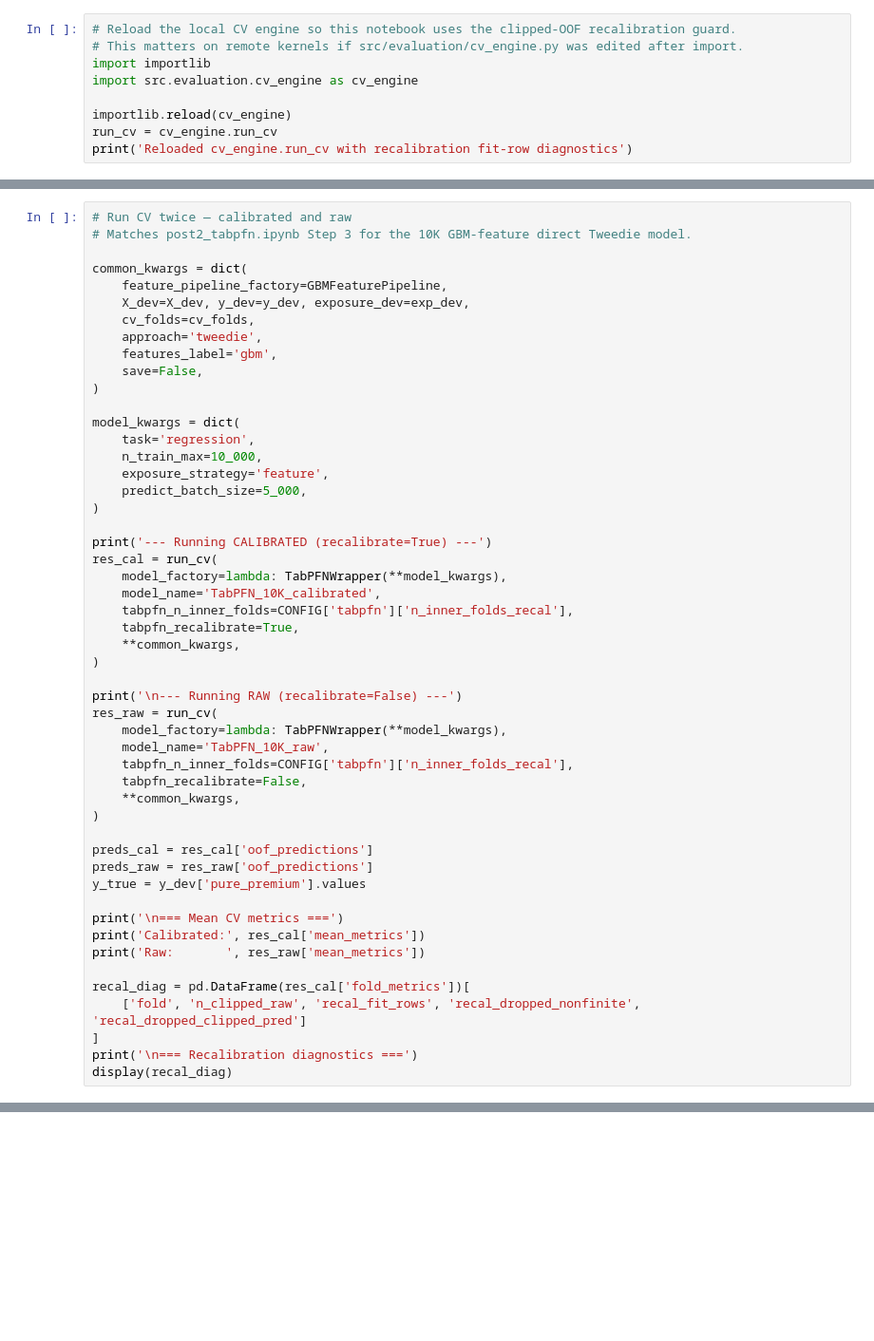
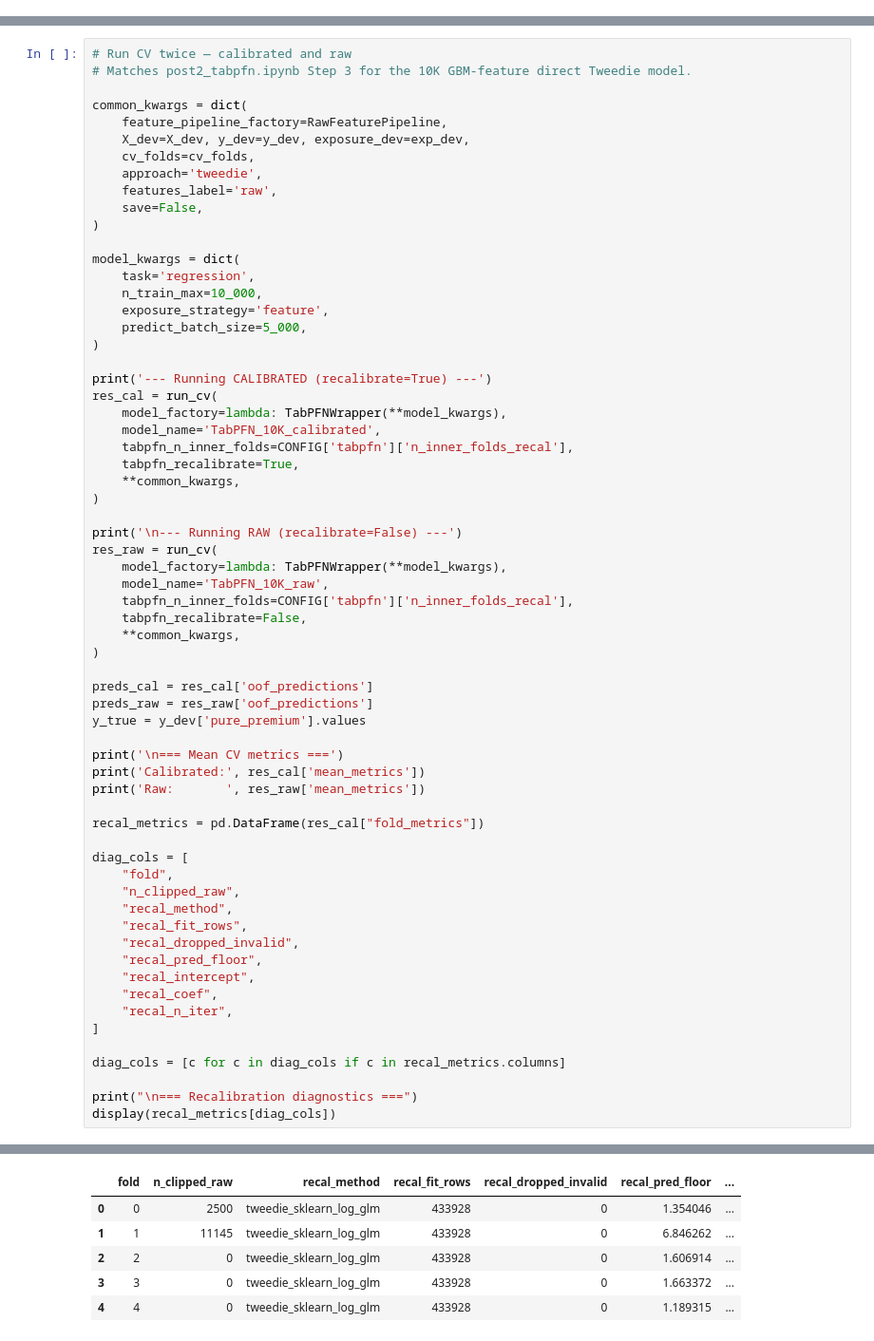
Before and after one commit to oruppelt/TFM_real_benchmark, a Jupyter notebook: notebooks/recalibration_analysis.ipynb, the cells around one changed output, grey strips where cells are left out. Shown at 95% size. Saved outputs shown, nothing was run; the diff lists cells and outputs as text; blank space fills up the shorter version.

```diff
--- a/notebooks/recalibration_analysis.ipynb
+++ b/notebooks/recalibration_analysis.ipynb
@@ -54,9 +63,0 @@ print(f'CV folds loaded from disk — same as post2_tabpfn.ipynb')
-# %%
-# Reload the local CV engine so this notebook uses the clipped-OOF recalibration guard.
-# This matters on remote kernels if src/evaluation/cv_engine.py was edited after import.
-import importlib
-import src.evaluation.cv_engine as cv_engine
-
-importlib.reload(cv_engine)
-run_cv = cv_engine.run_cv
-print('Reloaded cv_engine.run_cv with recalibration fit-row diagnostics')
@@ -65,11 +194,11 @@ print('Reloaded cv_engine.run_cv with recalibration fit-row diagnostics')
 # Matches post2_tabpfn.ipynb Step 3 for the 10K GBM-feature direct Tweedie model.
 
 common_kwargs = dict(
-    feature_pipeline_factory=GBMFeaturePipeline,
+    feature_pipeline_factory=RawFeaturePipeline,
     X_dev=X_dev, y_dev=y_dev, exposure_dev=exp_dev,
     cv_folds=cv_folds,
     approach='tweedie',
-    features_label='gbm',
+    features_label='raw',
     save=False,
 )
 
@@ -106,8 +235,22 @@ print('\n=== Mean CV metrics ===')
 print('Calibrated:', res_cal['mean_metrics'])
 print('Raw:       ', res_raw['mean_metrics'])
 
-recal_diag = pd.DataFrame(res_cal['fold_metrics'])[
-    ['fold', 'n_clipped_raw', 'recal_fit_rows', 'recal_dropped_nonfinite', 'recal_dropped_clipped_pred']
+recal_metrics = pd.DataFrame(res_cal["fold_metrics"])
+
+diag_cols = [
+    "fold",
+    "n_clipped_raw",
+    "recal_method",
+    "recal_fit_rows",
+    "recal_dropped_invalid",
+    "recal_pred_floor",
+    "recal_intercept",
+    "recal_coef",
+    "recal_n_iter",
 ]
-print('\n=== Recalibration diagnostics ===')
-display(recal_diag)
+
+diag_cols = [c for c in diag_cols if c in recal_metrics.columns]
+
+print("\n=== Recalibration diagnostics ===")
+display(recal_metrics[diag_cols])
+# %% [output]
@@ -113,0 +286,6 @@ display(recal_diag)
+|  | fold | n_clipped_raw | recal_method | recal_fit_rows | recal_dropped_invalid | recal_pred_floor | ... |
+| 0 | 0 | 2500 | tweedie_sklearn_log_glm | 433928 | 0 | 1.354046 | ... |
+| 1 | 1 | 11145 | tweedie_sklearn_log_glm | 433928 | 0 | 6.846262 | ... |
+| 2 | 2 | 0 | tweedie_sklearn_log_glm | 433928 | 0 | 1.606914 | ... |
+| 3 | 3 | 0 | tweedie_sklearn_log_glm | 433928 | 0 | 1.663372 | ... |
+| 4 | 4 | 0 | tweedie_sklearn_log_glm | 433928 | 0 | 1.189315 | ... |
```
Also changed, not shown: parts of 8 cells of this notebook, 3 other files.
